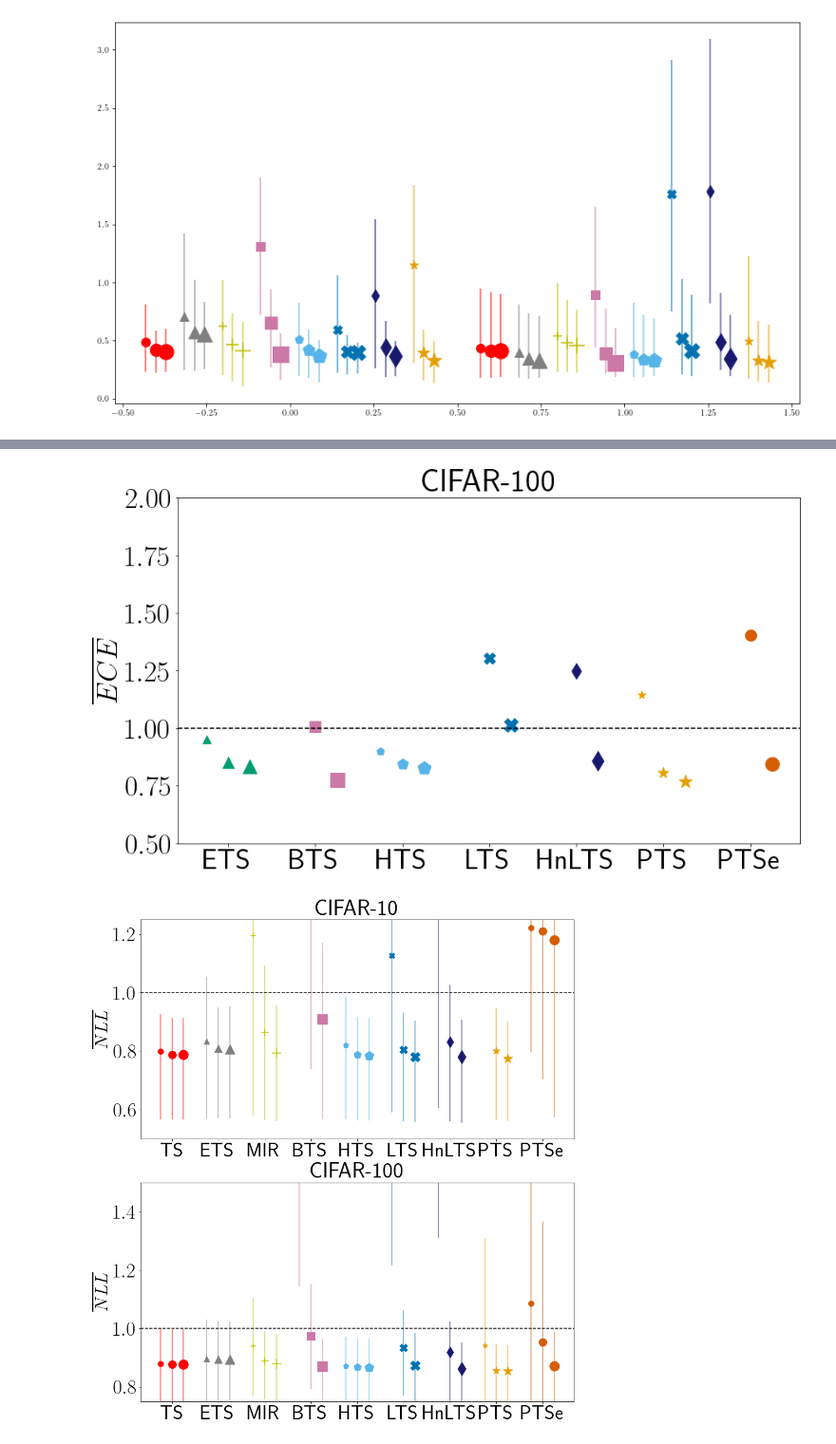
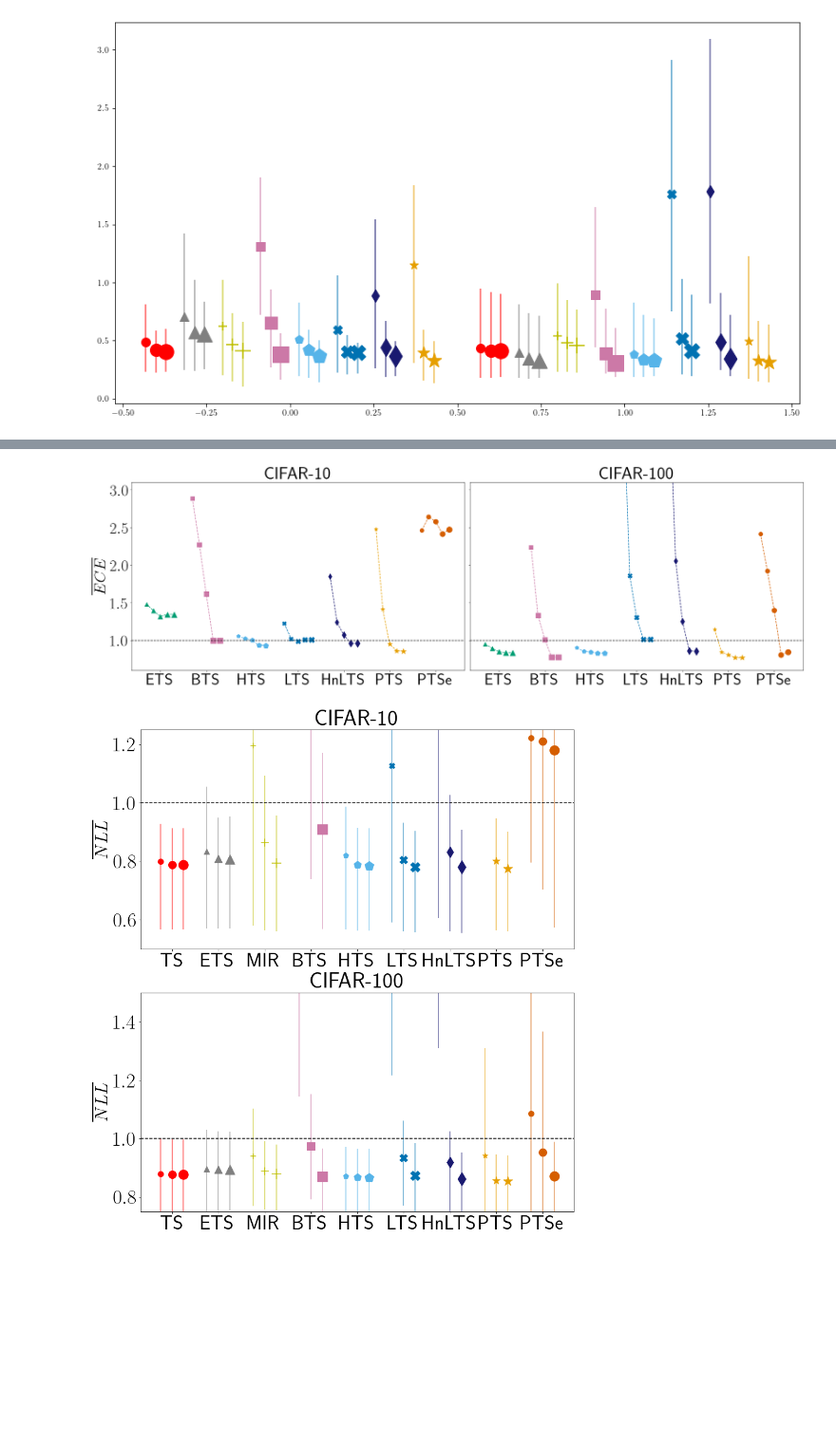
Before and after one commit to SergioAlvarezB/adaptive-tempscaling, a Jupyter notebook: code/notebooks/benchmark_pretrained_results.ipynb, the cells around one changed output, grey strips where cells are left out. Shown at 95% size. Saved outputs shown, nothing was run; the diff lists cells and outputs as text; code cells hidden in the pictures; blank space fills up the shorter version.

```diff
--- a/code/notebooks/benchmark_pretrained_results.ipynb
+++ b/code/notebooks/benchmark_pretrained_results.ipynb
@@ -387,16 +428,25 @@ fig, ax = plt.subplots(figsize=(14, 8))
 x_axis = np.arange(7)
 
 for i, model in enumerate(labels_):
-    ax.scatter(x_axis[i]-0.25, np.mean(_rel_eces10_ld[:, i, :]), marker=markers_[i], s=100, c=colors_[i])
+
+    curr_x = [x_axis[i]-0.3, x_axis[i]-0.15, x_axis[i], x_axis[i]+0.15, x_axis[i]+0.3]
+    curr_y = [np.mean(_rel_eces10_ld[:, i, :]), np.mean(_rel_eces10_mld[:, i, :]), np.mean(_rel_eces10_md[:, i, :]), np.mean(_rel_eces10_mhd[:, i, :]), np.mean(_rel_eces10[:, i, :])]
+    ax.plot(curr_x, curr_y, ls='--', c=colors_[i])
+
+
+
+    ax.scatter(x_axis[i]-0.3, np.mean(_rel_eces10_ld[:, i, :]), marker=markers_[i], s=50, c=colors_[i])
+    ax.scatter(x_axis[i]-0.15, np.mean(_rel_eces10_mld[:, i, :]), marker=markers_[i], s=75, c=colors_[i])
     # ax.plot([x_axis[i]-0.25, x_axis[i]-0.25], np.quantile(_rel_eces10_ld[:, i, :], (0.05, 0.95)), lw=2, c=colors_[i], alpha=0.5)
 
 
-    ax.scatter(x_axis[i], np.mean(_rel_eces10_md[:, i, :]), marker=markers_[i], s=200, c=colors_[i])
+    ax.scatter(x_axis[i], np.mean(_rel_eces10_md[:, i, :]), marker=markers_[i], s=100, c=colors_[i])
     # ax.plot([x_axis[i], x_axis[i]], np.quantile(_rel_eces10_md[:, i, :], (0.05, 0.95)), lw=2, c=colors_[i], alpha=0.5)
 
 
 
-    ax.scatter(x_axis[i]+0.25, np.mean(_rel_eces10[:, i, :]), marker=markers_[i], s=300, c=colors_[i])
+    ax.scatter(x_axis[i]+0.15, np.mean(_rel_eces10_mhd[:, i, :]), marker=markers_[i], s=125, c=colors_[i])
+    ax.scatter(x_axis[i]+0.30, np.mean(_rel_eces10[:, i, :]), marker=markers_[i], s=150, c=colors_[i])
     # ax.plot([x_axis[i]+0.25, x_axis[i]+0.25], np.quantile(_rel_eces10[:, i, :], (0.05, 0.95)), lw=2, c=colors_[i], alpha=0.5)
 
 ax.set_title('CIFAR-10', fontsize=40)
@@ -404,7 +454,7 @@ ax.set_title('CIFAR-10', fontsize=40)
 ax.axhline(1.0, c='k', ls='--')
 ax.set_xticks(x_axis)
 ax.set_xticklabels(labels_)
-ax.set_ylim(0.5, 2)
+ax.set_ylim(0.6, 3.1)
 
 ax.set_ylabel('$\overline{ECE}$', fontsize=36)
 ax.tick_params(axis='both', labelsize=36)
@@ -447,34 +505,78 @@ plt.show()
 # %%
-fig, ax = plt.subplots(figsize=(14, 8))
+fig, axs = plt.subplots(1, 2, figsize=(25, 8), sharey=True)
 x_axis = np.arange(7)
 
+ax = axs[0]
+
 for i, model in enumerate(labels_):
-    ax.scatter(x_axis[i]-0.25, np.mean(_rel_eces100_ld[:, i, :]), marker=markers_[i], s=100, c=colors_[i])
-    # ax.plot([x_axis[i]-0.25, x_axis[i]-0.25], np.quantile(_rel_eces100_ld[:, i, :], (0.05, 0.95)), lw=2, c=colors_[i], alpha=0.5)
+
+    curr_x = [x_axis[i]-0.3, x_axis[i]-0.15, x_axis[i], x_axis[i]+0.15, x_axis[i]+0.3]
+    curr_y = [np.mean(_rel_eces10_ld[:, i, :]), np.mean(_rel_eces10_mld[:, i, :]), np.mean(_rel_eces10_md[:, i, :]), np.mean(_rel_eces10_mhd[:, i, :]), np.mean(_rel_eces10[:, i, :])]
+    ax.plot(curr_x, curr_y, ls='--', c=colors_[i])
 
 
-    ax.scatter(x_axis[i], np.mean(_rel_eces100_md[:, i, :]), marker=markers_[i], s=200, c=colors_[i])
+
+    ax.scatter(x_axis[i]-0.3, np.mean(_rel_eces10_ld[:, i, :]), marker=markers_[i], s=100, c=colors_[i])
+    ax.scatter(x_axis[i]-0.15, np.mean(_rel_eces10_mld[:, i, :]), marker=markers_[i], s=125, c=colors_[i])
+    # ax.plot([x_axis[i]-0.25, x_axis[i]-0.25], np.quantile(_rel_eces10_ld[:, i, :], (0.05, 0.95)), lw=2, c=colors_[i], alpha=0.5)
+
+
+    ax.scatter(x_axis[i], np.mean(_rel_eces10_md[:, i, :]), marker=markers_[i], s=150, c=colors_[i])
     # ax.plot([x_axis[i], x_axis[i]], np.quantile(_rel_eces10_md[:, i, :], (0.05, 0.95)), lw=2, c=colors_[i], alpha=0.5)
 
 
 
-    ax.scatter(x_axis[i]+0.25, np.mean(_rel_eces100[:, i, :]), marker=markers_[i], s=300, c=colors_[i])
-    # ax.plot([x_axis[i]+0.25, x_axis[i]+0.25], np.quantile(_rel_eces100[:, i, :], (0.05, 0.95)), lw=2, c=colors_[i], alpha=0.5)
+    ax.scatter(x_axis[i]+0.15, np.mean(_rel_eces10_mhd[:, i, :]), marker=markers_[i], s=175, c=colors_[i])
+    ax.scatter(x_axis[i]+0.30, np.mean(_rel_eces10[:, i, :]), marker=markers_[i], s=200, c=colors_[i])
+    # ax.plot([x_axis[i]+0.25, x_axis[i]+0.25], np.quantile(_rel_eces10[:, i, :], (0.05, 0.95)), lw=2, c=colors_[i], alpha=0.5)
 
-ax.set_title('CIFAR-100', fontsize=40)
+ax.set_title('CIFAR-10', fontsize=44)
 
 ax.axhline(1.0, c='k', ls='--')
 ax.set_xticks(x_axis)
 ax.set_xticklabels(labels_)
-ax.set_ylim(0.5, 2)
+ax.set_ylim(0.6, 3.1)
 
-ax.set_ylabel('$\overline{ECE}$', fontsize=36)
-ax.tick_params(axis='both', labelsize=36)
+ax.set_ylabel('$\overline{ECE}$', fontsize=40)
+ax.tick_params(axis='both', labelsize=40)
 
-fig.savefig('C:/Users/sergi/Google Drive/PhD/AdaTS/imgsPaper/_relECEc100.pdf')
+ax = axs[1]
+x_axis = np.arange(7)
+
+for i, model in enumerate(labels_):
+    curr_x = [x_axis[i]-0.3, x_axis[i]-0.15, x_axis[i], x_axis[i]+0.15, x_axis[i]+0.3]
+    curr_y = [np.mean(_rel_eces100_ld[:, i, :]), np.mean(_rel_eces100_mld[:, i, :]), np.mean(_rel_eces100_md[:, i, :]), np.mean(_rel_eces100_mhd[:, i, :]), np.mean(_rel_eces100[:, i, :])]
+    ax.plot(curr_x, curr_y, ls='--', c=colors_[i])
+
+
+
+    ax.scatter(x_axis[i]-0.3, np.mean(_rel_eces100_ld[:, i, :]), marker=markers_[i], s=100, c=colors_[i])
+    ax.scatter(x_axis[i]-0.15, np.mean(_rel_eces100_mld[:, i, :]), marker=markers_[i], s=125, c=colors_[i])
+    # ax.plot([x_axis[i]-0.25, x_axis[i]-0.25], np.quantile(_rel_eces100_ld[:, i, :], (0.05, 0.95)), lw=2, c=colors_[i], alpha=0.5)
+
+
+    ax.scatter(x_axis[i], np.mean(_rel_eces100_md[:, i, :]), marker=markers_[i], s=150, c=colors_[i])
+    # ax.plot([x_axis[i], x_axis[i]], np.quantile(_rel_eces100_md[:, i, :], (0.05, 0.95)), lw=2, c=colors_[i], alpha=0.5)
+
+
+    ax.scatter(x_axis[i]+0.15, np.mean(_rel_eces100_mhd[:, i, :]), marker=markers_[i], s=175, c=colors_[i])
+    ax.scatter(x_axis[i]+0.30, np.mean(_rel_eces100[:, i, :]), marker=markers_[i], s=200, c=colors_[i])
+    # ax.plot([x_axis[i]+0.25, x_axis[i]+0.25], np.quantile(_rel_eces100[:, i, :], (0.05, 0.95)), lw=2, c=colors_[i], alpha=0.5)
+
+ax.set_title('CIFAR-100', fontsize=44)
+
+ax.axhline(1.0, c='k', ls='--')
+ax.set_xticks(x_axis)
+ax.set_xticklabels(labels_)
+ax.set_ylim(0.6, 3.1)
+ax.tick_params(axis='both', labelsize=40)
+
+plt.tight_layout()
+
+fig.savefig('C:/Users/sergi/Google Drive/PhD/AdaTS/imgsPaper/_relECE.pdf')
 plt.show()
 # %% [output]
-[figure, old version]
+[figure, new version]
 # %%
 fig, ax = plt.subplots(2, 1, figsize=(14, 16))
 x_axis = np.arange(9)
```
Also changed, not shown: parts of 9 cells of this notebook, 3 other files.
